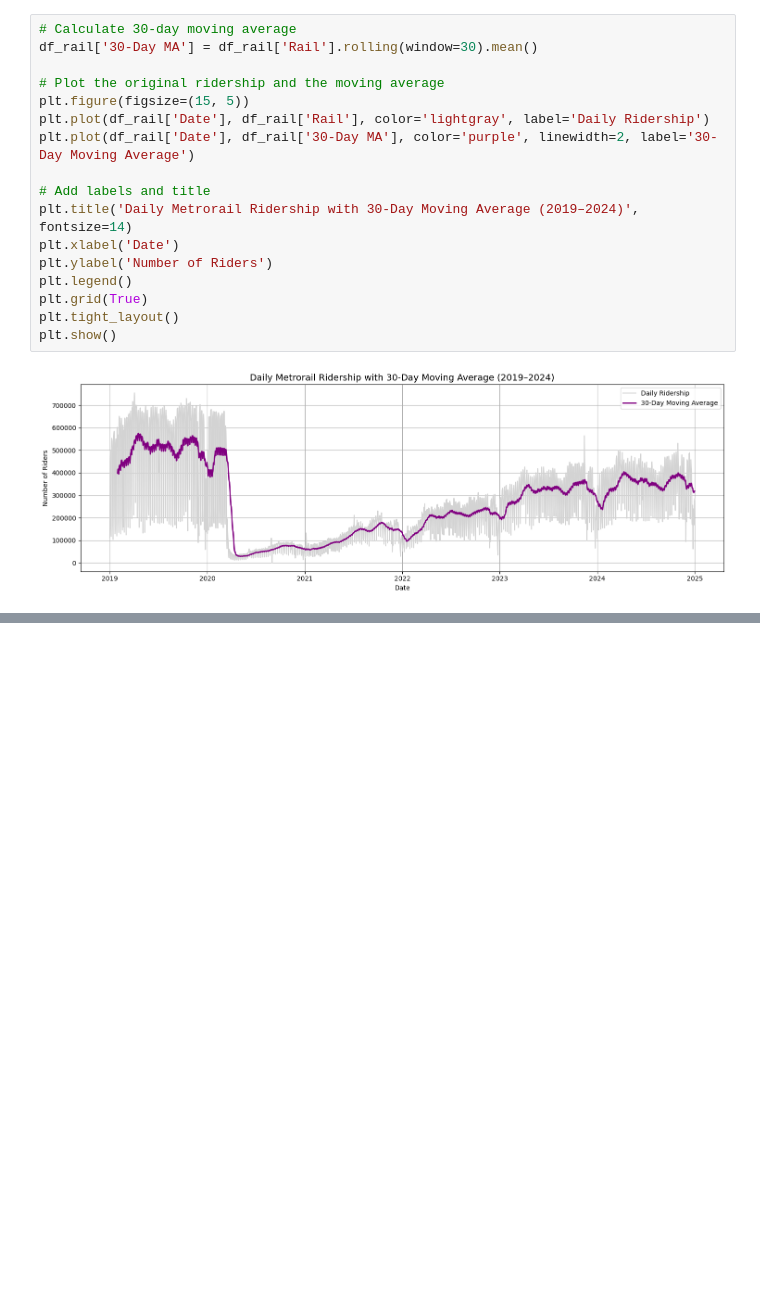
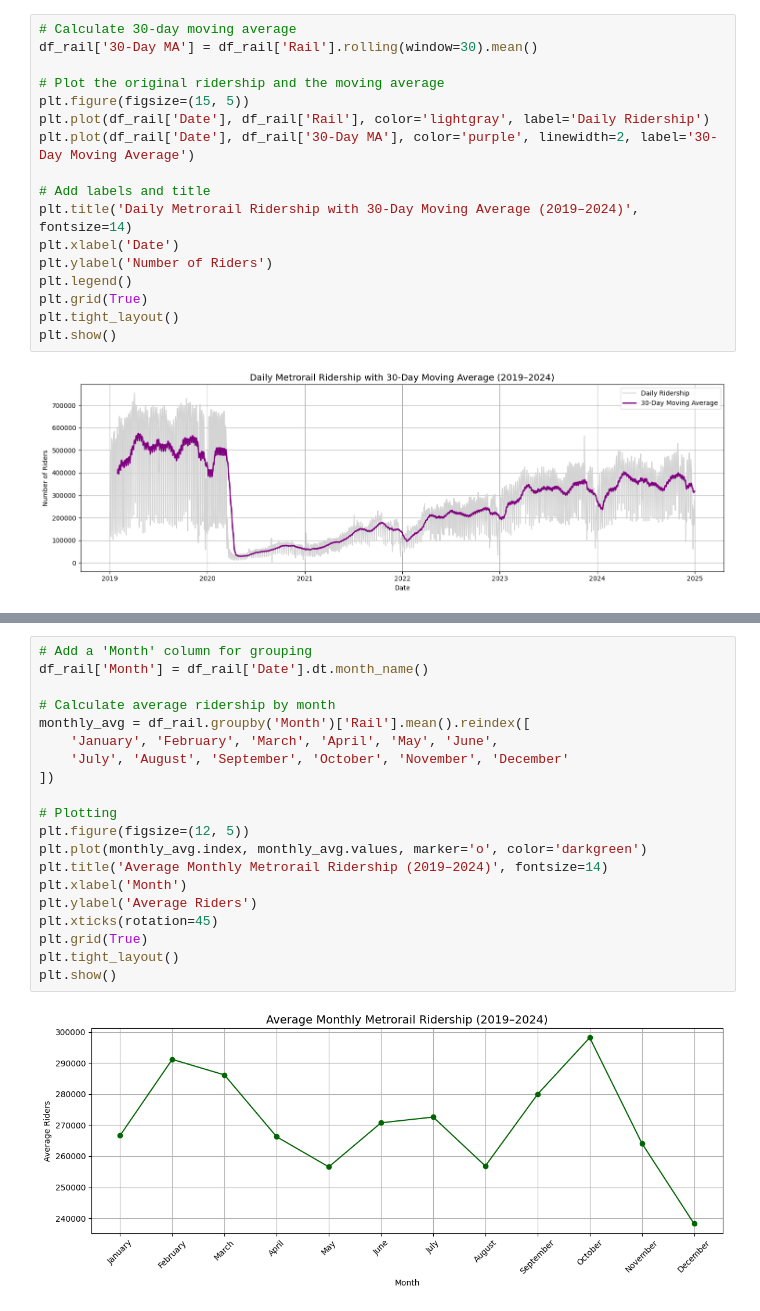
Before and after one commit to drodmay1/metro-ridership-capstone, a Jupyter notebook: notebooks/01_data_overview.ipynb, the cells around one changed output, grey strips where cells are left out. Cells and saved outputs as stored; diff of their text form; blank space fills up the shorter version.

Commit message:
Add 6.6: Monthly seasonal ridership trend visualization

```diff
--- a/notebooks/01_data_overview.ipynb
+++ b/notebooks/01_data_overview.ipynb
@@ -231,0 +235,22 @@ plt.show()
+# %%
+# Add a 'Month' column for grouping
+df_rail['Month'] = df_rail['Date'].dt.month_name()
+
+# Calculate average ridership by month
+monthly_avg = df_rail.groupby('Month')['Rail'].mean().reindex([
+    'January', 'February', 'March', 'April', 'May', 'June',
+    'July', 'August', 'September', 'October', 'November', 'December'
+])
+
+# Plotting
+plt.figure(figsize=(12, 5))
+plt.plot(monthly_avg.index, monthly_avg.values, marker='o', color='darkgreen')
+plt.title('Average Monthly Metrorail Ridership (2019–2024)', fontsize=14)
+plt.xlabel('Month')
+plt.ylabel('Average Riders')
+plt.xticks(rotation=45)
+plt.grid(True)
+plt.tight_layout()
+plt.show()
+# %% [output]
+[figure, added]
```
Also changed, not shown: parts of 1 cell of this notebook.
